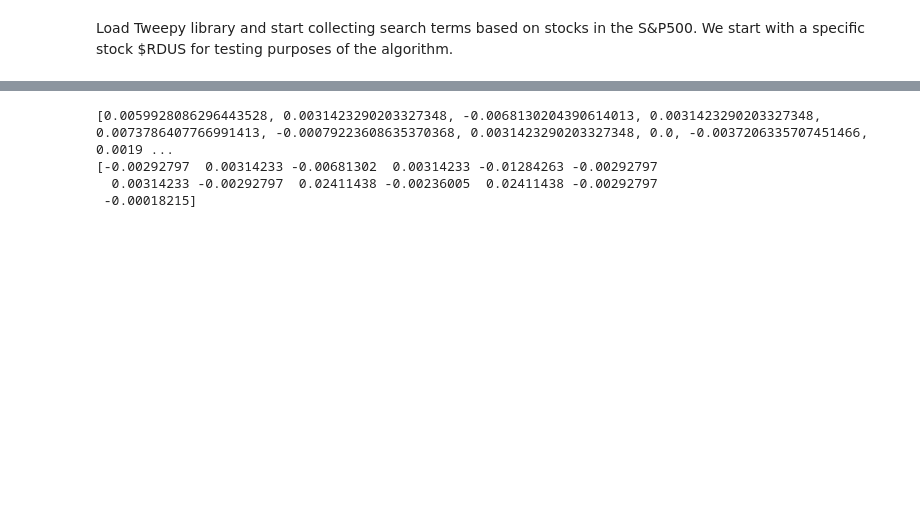
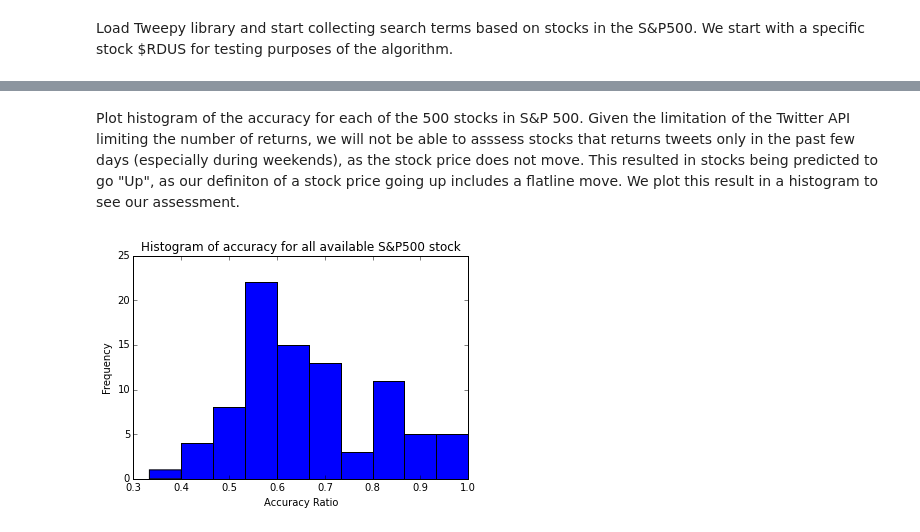
Before and after one commit to yingchan1989/Project, a Jupyter notebook: Project.ipynb, the cells around one changed output, grey strips where cells are left out. Saved outputs shown, nothing was run; the diff lists cells and outputs as text; code cells hidden in the pictures; blank space fills up the shorter version.

```diff
--- a/Project.ipynb
+++ b/Project.ipynb
@@ -38 +63,20 @@ with open('tweets.csv', 'wb') as csvfile:
+# %%
+#split into multiple loops to get around "Rate Limit Exceeded" error message on twitter api. Rerun after 1 hour.
+for i in range(100, len(snp500)):
+    ticker = snp500.loc[snp500.index[i], 'Ticker symbol']
+    search_ticker = "$" + ticker
+    csv_ticker = ticker + ".csv"
+
+    #find the latest date for the last tweet stored for each stock
+    #tweet_latest_date = pd.read_csv(csv_ticker, header=None)
+    #date = pd.to_datetime(tweet_latest_date.tail(1)[0]).iloc[0]
+
+    #query twitter api to obtain tweet results
+    results = api.search(q=search_ticker, count=1000 , include_entities=True, lang="en", since_id=2016-11-11)
+
+    #write to csv file and append new tweets
+    with open(csv_ticker, 'wb') as csvfile:
+        writer = csv.writer(csvfile)
+        for result in results:
+            writer.writerow([result.created_at, unicode(result.text).encode("utf-8") ])
 # %% [markdown]
@@ -60,17 +101,0 @@ Read CSV data from tweets and stocks to merge and append to dataframe.
-# %%
-import pandas
-tweets = pandas.read_csv('tweets.csv', header=None)
-stocks = pandas.read_csv('rdus.us.txt')
-
-tweets.columns = ['timestamp', 'tweet']
-
-stocks['Timestamp'] = stocks.Date.astype(str).str.cat(stocks.Time.astype(str), sep=' ')
-
-#Convert to pandas date time format
-stocks['Timestamp'] = pd.to_datetime(stocks['Timestamp'])
-tweets['timestamp'] = pd.to_datetime(tweets['timestamp'])
-
-stocks['PreviousClose'] = stocks.Close.shift(1)
-stocks['Return'] = (stocks.Close/stocks.PreviousClose)-1
-
-print stocks
@@ -191,11 +229,12 @@ log_model = log_model.fit(X=X_train, y=y_train)
-# %%
-y_test_final = pd.Series.tolist(y_test)
-y_pred = log_model.predict(X_test)
-
-print y_test_final
-print y_pred
-# %% [output]
-[0.0059928086296443528, 0.0031423290203327348, -0.0068130204390614013, 0.0031423290203327348, 0.0073786407766991413, -0.00079223608635370368, 0.0031423290203327348, 0.0, -0.0037206335707451466, 0.0019 ...
-[-0.00292797  0.00314233 -0.00681302  0.00314233 -0.01284263 -0.00292797
-  0.00314233 -0.00292797  0.02411438 -0.00236005  0.02411438 -0.00292797
- -0.00018215]
+# %% [markdown]
+Plot histogram of the accuracy for each of the 500 stocks in S&P 500. Given the limitation of the Twitter API limiting the number of returns, we will not be able to asssess stocks that returns tweets only in the past few days (especially during weekends), as the stock price does not move. This resulted in stocks being predicted to go "Up", as our definiton of a stock price going up includes a flatline move. We plot this result in a histogram to see our assessment.
+# %%
+%matplotlib inline
+import matplotlib.pyplot as plt
+plt.hist(indep_model_accuracy)
+plt.title("Histogram of accuracy for all available S&P500 stock")
+plt.xlabel("Accuracy Ratio")
+plt.ylabel("Frequency")
+plt.show()
+# %% [output]
+[figure, added]
```
Also changed, not shown: parts of 23 cells of this notebook.
